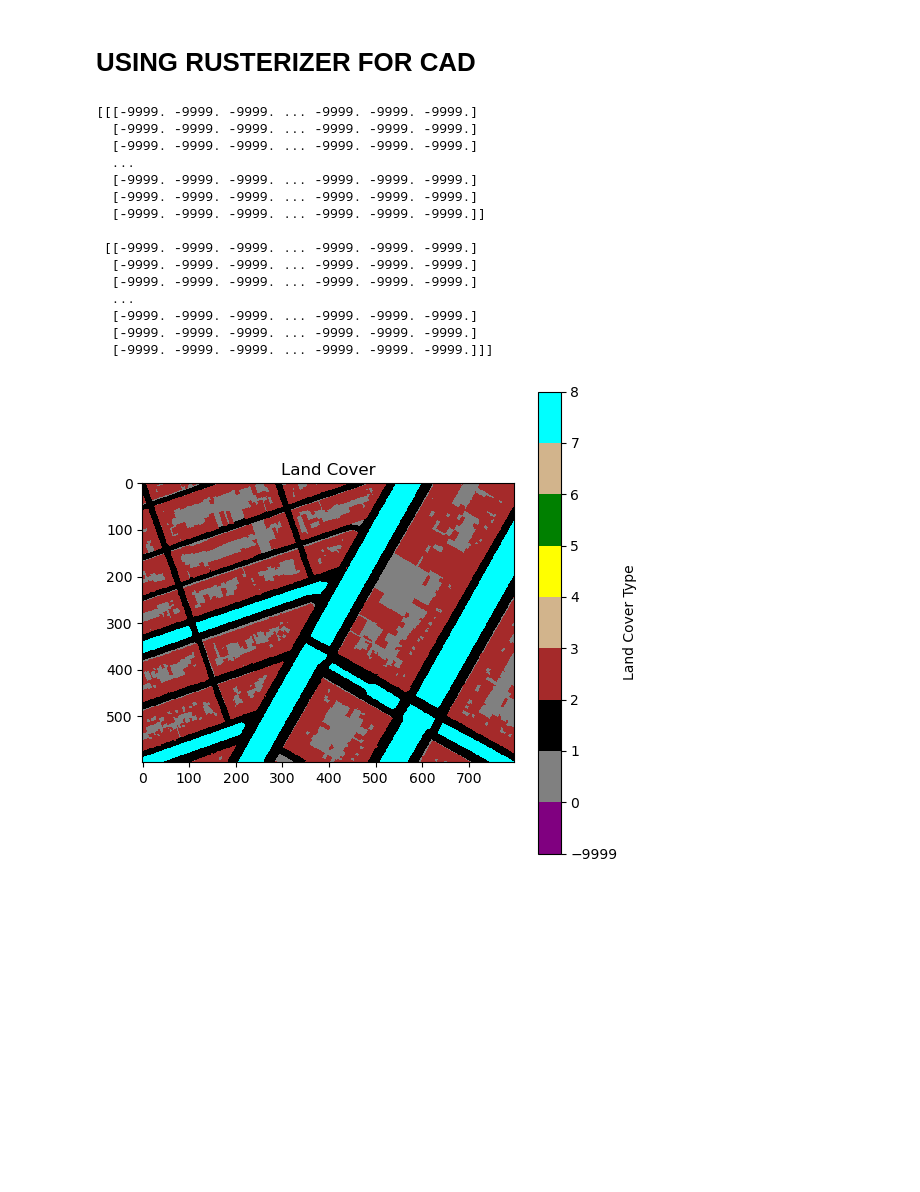
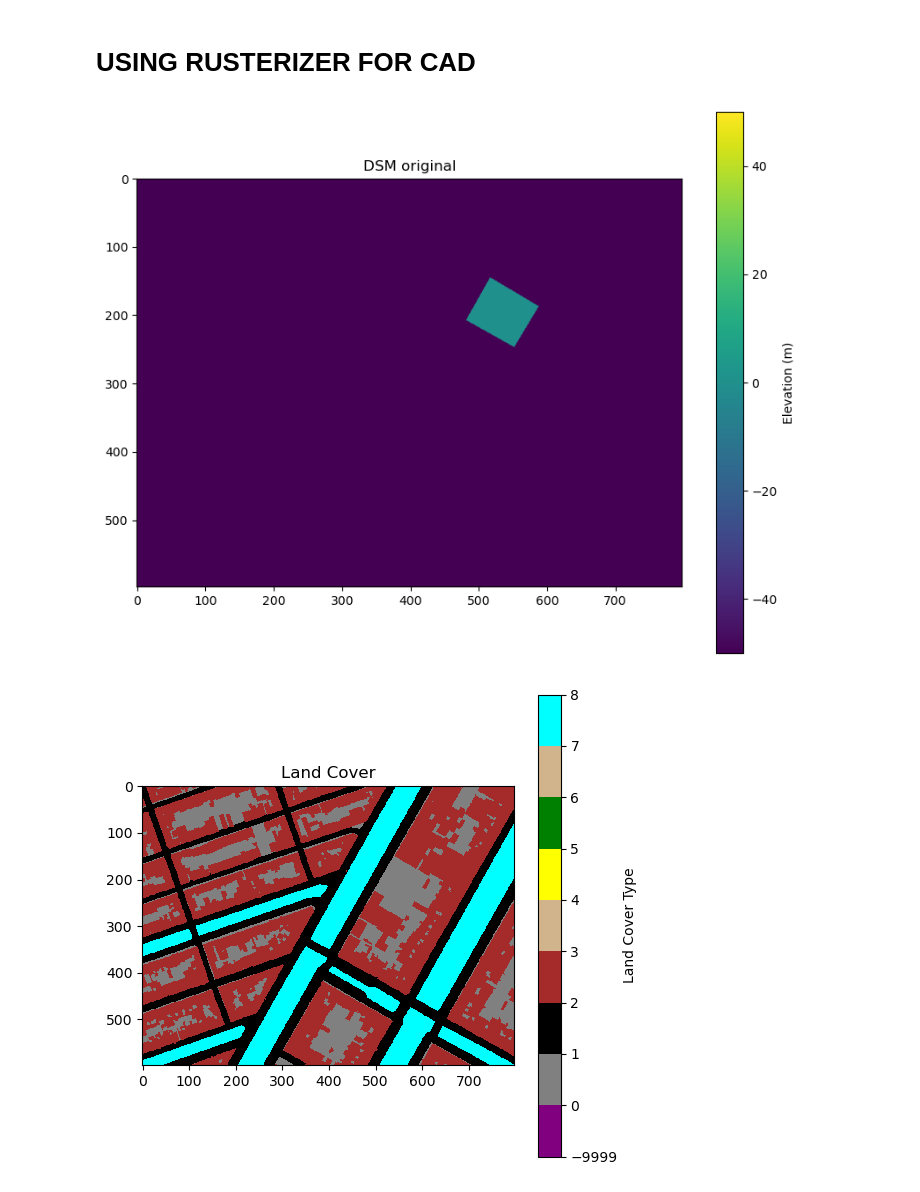
Before and after one commit to jsscmnhn/UMEP_thesis, a Jupyter notebook: j_testing/rustarray.ipynb, the cells around one changed output. Drawn from its saved outputs; the diff is of its cells as text; code cells hidden in the pictures; blank space fills up the shorter version.

```diff
--- a/j_testing/rustarray.ipynb
+++ b/j_testing/rustarray.ipynb
@@ -416,7 +416,7 @@ def plot_raster(array, title="DSM original"):
         plt.figure(figsize=(10, 8), facecolor="white")
         ax = plt.gca()
         ax.set_facecolor("white")
-        plt.imshow(array, cmap="viridis", origin="upper", vmin=-10, vmax=50)
+        plt.imshow(array, cmap="viridis", origin="upper", vmin=-50, vmax=50)
         plt.colorbar(label="Elevation (m)")
         plt.title(title)
         plt.show()
@@ -470,25 +469,11 @@ print(arrays)
 # %%
 from rusterizer_3d import rasterize_from_python
 
-surface = rasterize_from_python("D:/Geomatics/thesis/objtryouts/water.obj", 798, 598, 0.5, [0,0], -9999)
+surface = rasterize_from_python("D:/Geomatics/thesis/objtryouts/flatpoly.obj", 798, 598, 0.5, [0,0], -9999)
 # %%
-print(surface)
+plot_raster(surface[0])
 # %% [output]
-[[[-9999. -9999. -9999. ... -9999. -9999. -9999.]
-  [-9999. -9999. -9999. ... -9999. -9999. -9999.]
-  [-9999. -9999. -9999. ... -9999. -9999. -9999.]
-  ...
-  [-9999. -9999. -9999. ... -9999. -9999. -9999.]
-  [-9999. -9999. -9999. ... -9999. -9999. -9999.]
-  [-9999. -9999. -9999. ... -9999. -9999. -9999.]]
-
- [[-9999. -9999. -9999. ... -9999. -9999. -9999.]
-  [-9999. -9999. -9999. ... -9999. -9999. -9999.]
-  [-9999. -9999. -9999. ... -9999. -9999. -9999.]
-  ...
-  [-9999. -9999. -9999. ... -9999. -9999. -9999.]
-  [-9999. -9999. -9999. ... -9999. -9999. -9999.]
-  [-9999. -9999. -9999. ... -9999. -9999. -9999.]]]
+[figure, added]
 # %%
 import requests
 import json
```
Also changed, not shown: parts of 3 cells of this notebook, 8 other files.
